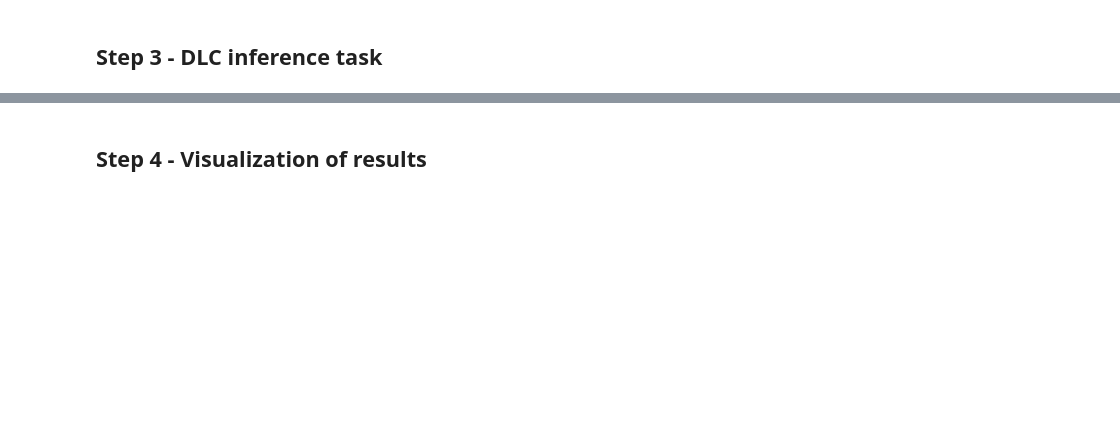
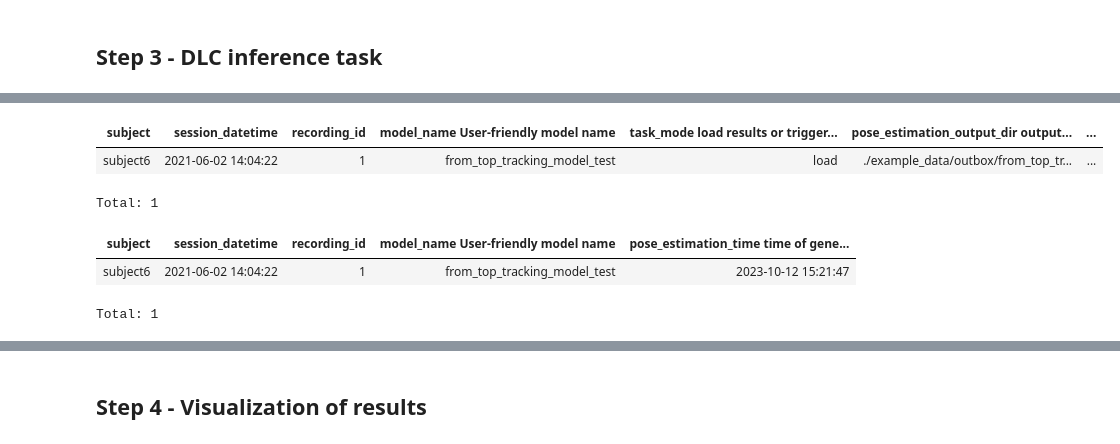
Before and after one commit to datajoint/element-deeplabcut, a Jupyter notebook: notebooks/tutorial.ipynb, the cells around one changed output, grey strips where cells are left out. Drawn from its saved outputs; the diff is of its cells as text; code cells hidden in the pictures; blank space fills up the shorter version.

```diff
--- a/notebooks/tutorial.ipynb
+++ b/notebooks/tutorial.ipynb
@@ -187,9 +235,21 @@ model.PoseEstimationTask.insert1(
      'task_mode': 'load',
      'pose_estimation_output_dir': './example_data/outbox/from_top_tracking-DataJoint-2023-10-11/videos/device_1_recording_1_model_from_top_tracking_100000_maxiters'
      })
+# %%
+model.PoseEstimationTask()
+# %% [output]
+| subject | session_datetime | recording_id | model_name User-friendly model name | task_mode load results or trigger... | pose_estimation_output_dir output... | ... |
+| subject6 | 2021-06-02 14:04:22 | 1 | from_top_tracking_model_test | load | ./example_data/outbox/from_top_tr... | ... |
+Total: 1
 # %%
 ### PoseEstimation
 model.PoseEstimation.populate()
+# %%
+model.PoseEstimation()
+# %% [output]
+| subject | session_datetime | recording_id | model_name User-friendly model name | pose_estimation_time time of gene... |
+| subject6 | 2021-06-02 14:04:22 | 1 | from_top_tracking_model_test | 2023-10-12 15:21:47 |
+Total: 1
 # %%
 ### Results
 model.PoseEstimation.BodyPartPosition()
```
Also changed, not shown: parts of 33 cells of this notebook.
